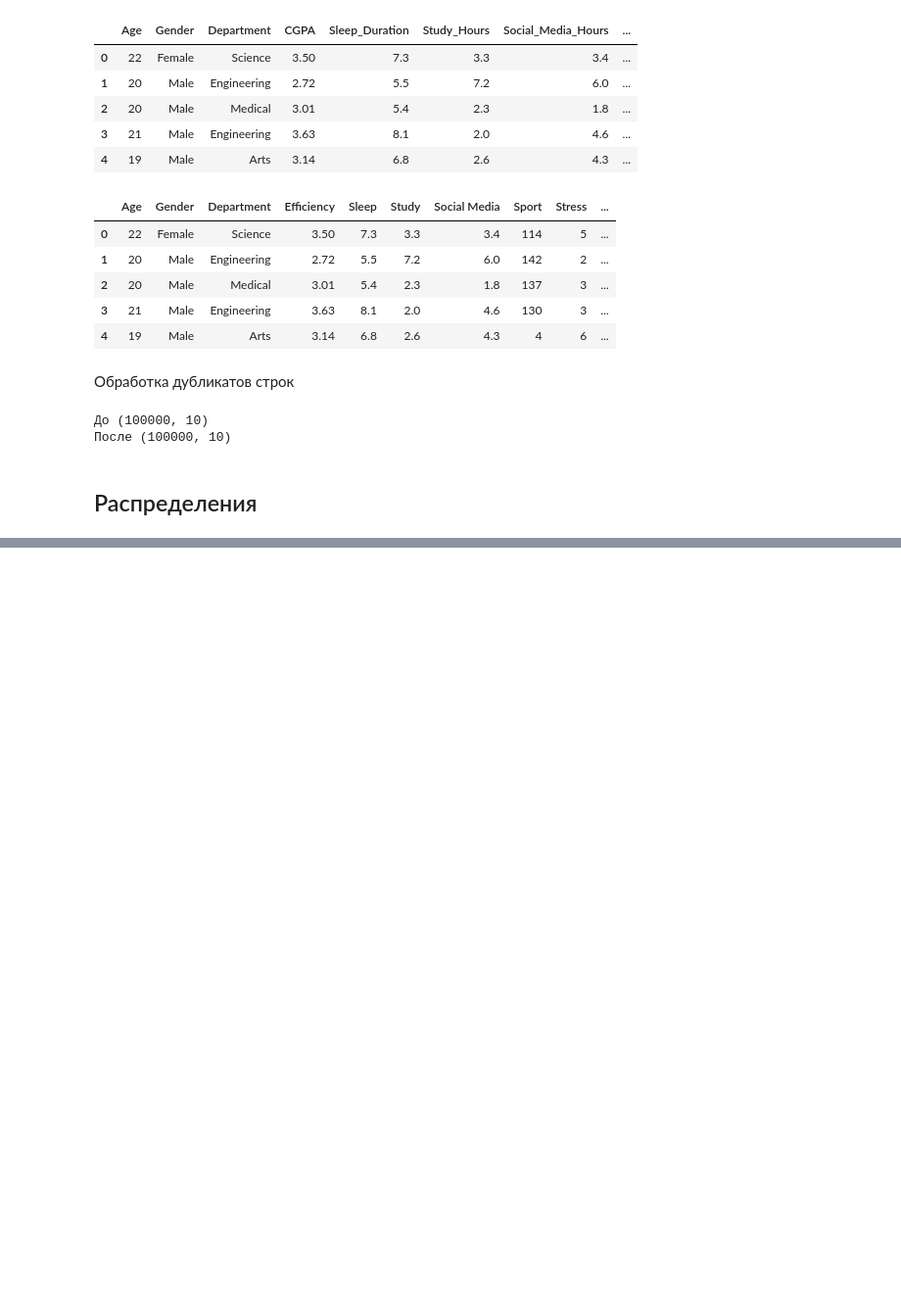
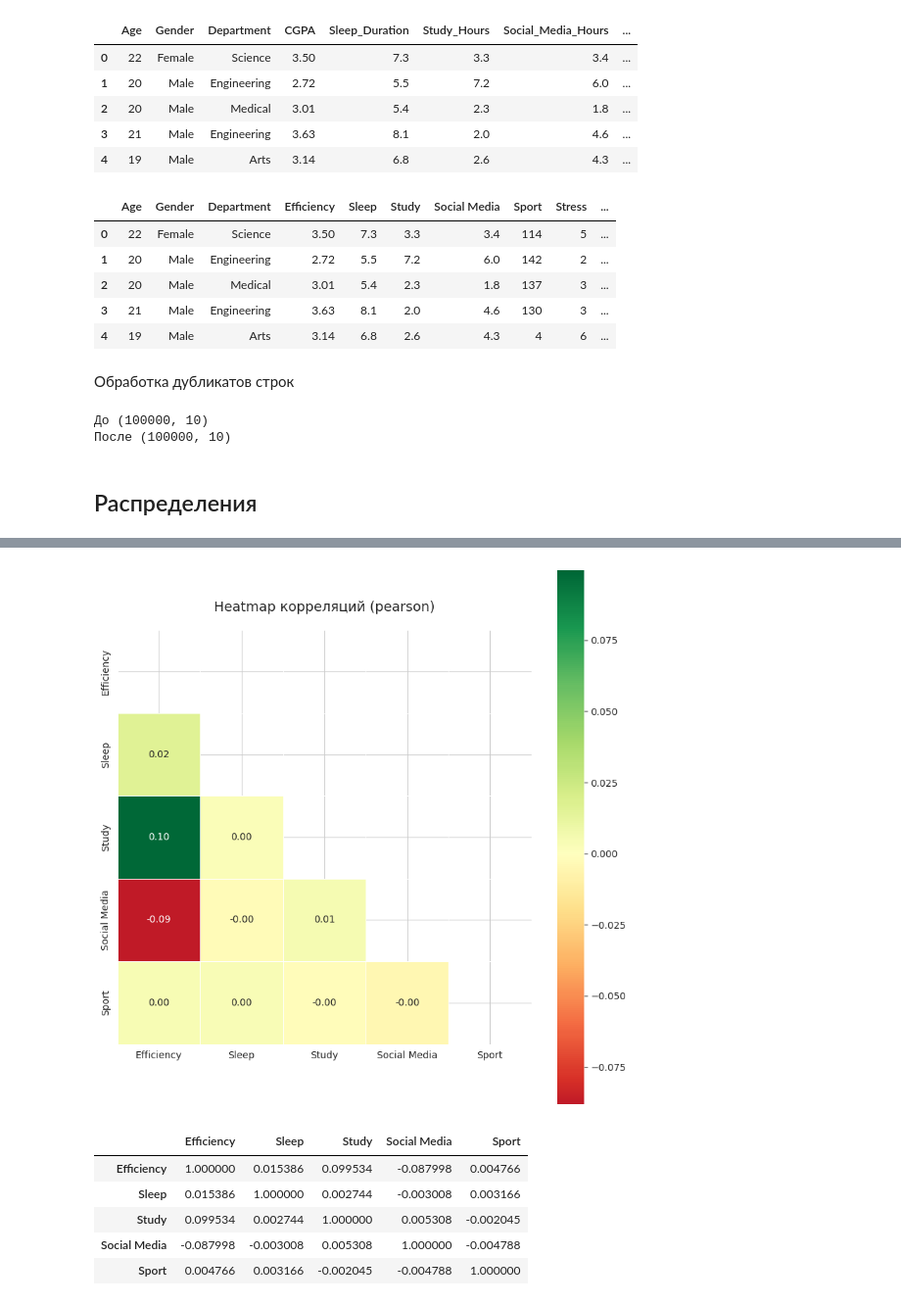
Before and after one commit to programx-dev/data-science-frameworks-sem2, a Jupyter notebook: lab-01.ipynb, the cells around one changed output, grey strips where cells are left out. Shown at 98% size. Cells and saved outputs as stored; diff of their text form; code cells hidden in the pictures; blank space fills up the shorter version.

```diff
--- a/lab-01.ipynb
+++ b/lab-01.ipynb
@@ -188,0 +390,10 @@ print(f"Признаки: {cat_cols}\n")
+# %%
+plot_correlation_heatmap(df, target_col="Efficiency", method="pearson")
+# %% [output]
+[figure, added]
+|  | Efficiency | Sleep | Study | Social Media | Sport |
+| Efficiency | 1.000000 | 0.015386 | 0.099534 | -0.087998 | 0.004766 |
+| Sleep | 0.015386 | 1.000000 | 0.002744 | -0.003008 | 0.003166 |
+| Study | 0.099534 | 0.002744 | 1.000000 | 0.005308 | -0.002045 |
+| Social Media | -0.087998 | -0.003008 | 0.005308 | 1.000000 | -0.004788 |
+| Sport | 0.004766 | 0.003166 | -0.002045 | -0.004788 | 1.000000 |
```
Also changed, not shown: parts of 16 cells of this notebook.
